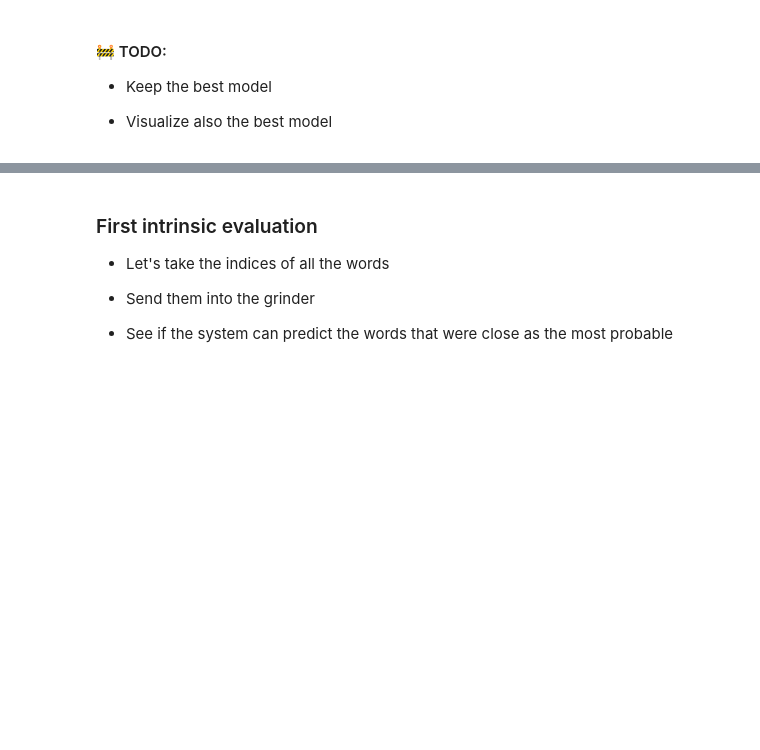
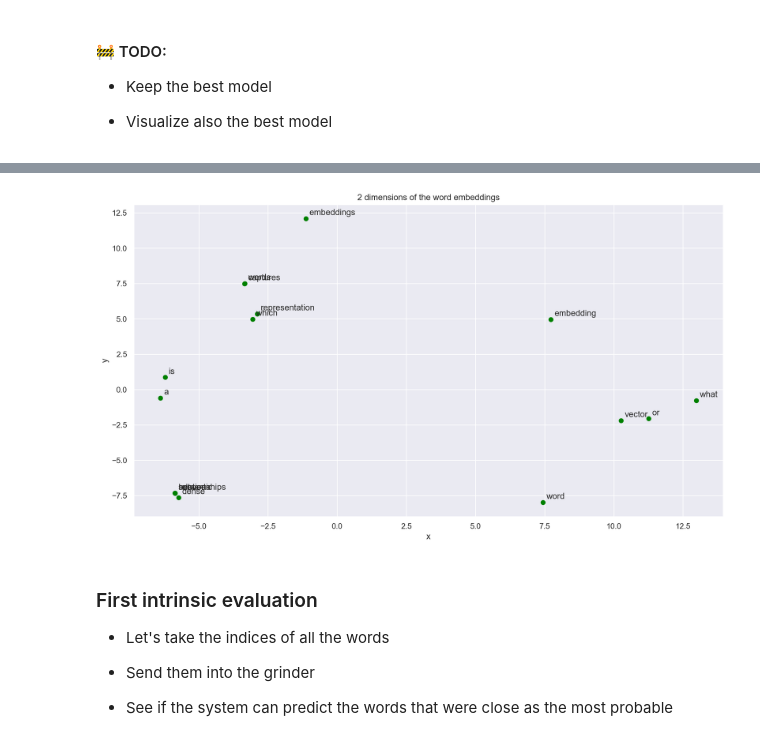
Before and after one commit to jlopetegui98/HandsOn-NLP, a Jupyter notebook: TP4/HoNLP-week4.ipynb, the cells around one changed output, grey strips where cells are left out. Saved outputs shown, nothing was run; the diff lists cells and outputs as text; code cells hidden in the pictures; blank space fills up the shorter version.

```diff
--- a/TP4/HoNLP-week4.ipynb
+++ b/TP4/HoNLP-week4.ipynb
@@ -626,3 +678,8 @@ parameters = skipgram_model_training(
+# %%
+# Visualize the best embeddings
+plot_embedding(parameters["best_embeddings"], voc2idx.values(), vocab)
+# %% [output]
+[figure, added]
 # %% [markdown]
 ### First intrinsic evaluation
 
```
Also changed, not shown: parts of 34 cells of this notebook.
